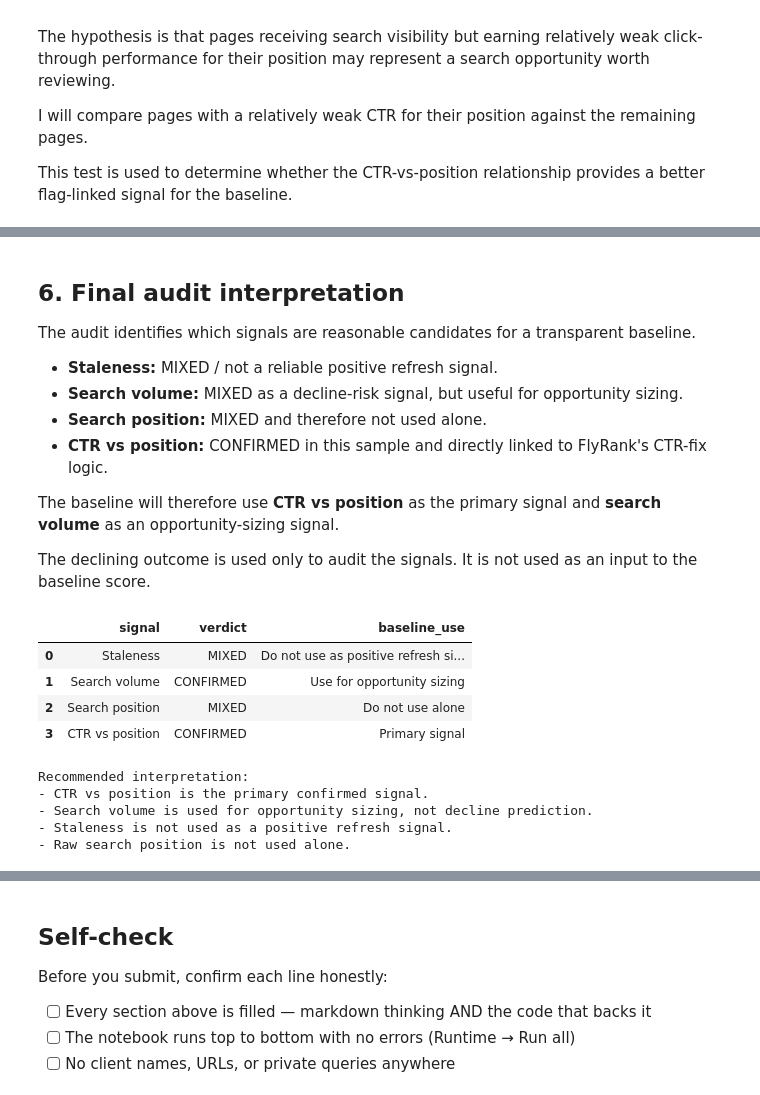
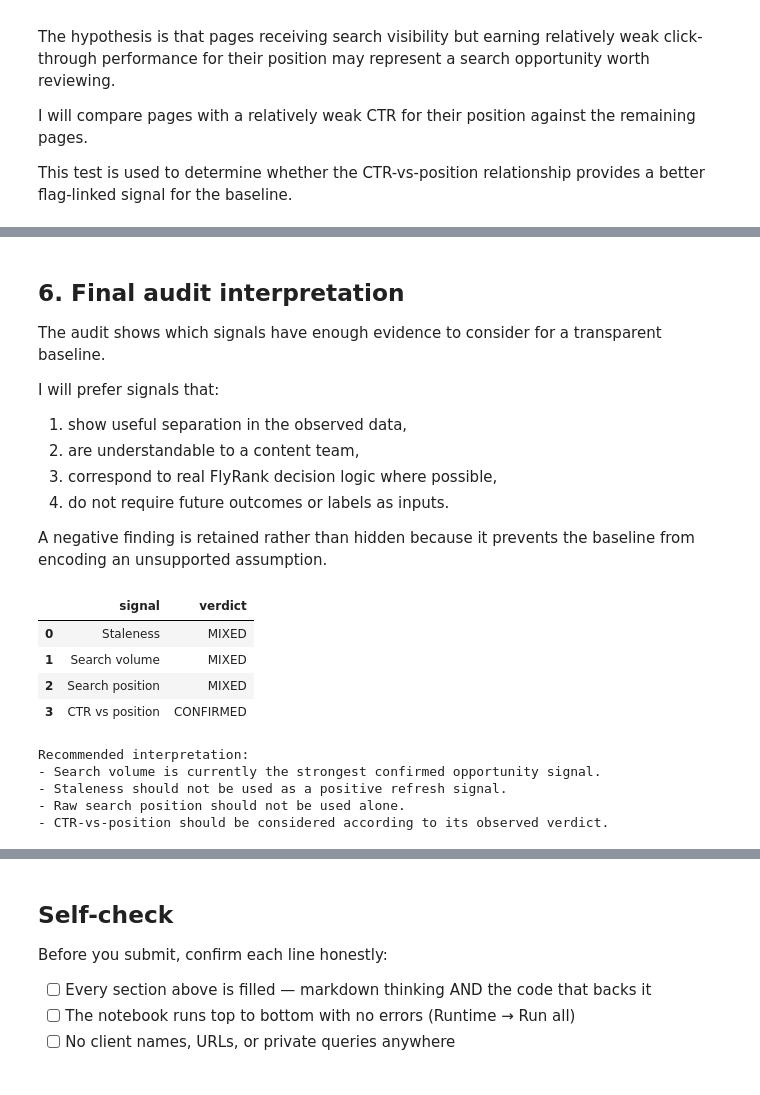
Before and after one commit to 13aakash/flyrank-ml-internship, a Jupyter notebook: work/notebooks/w04_signal_audit.ipynb, the cells around one changed output, grey strips where cells are left out. Drawn from its saved outputs; the diff is of its cells as text; code cells hidden in the pictures.

```diff
--- a/work/notebooks/w04_signal_audit.ipynb
+++ b/work/notebooks/w04_signal_audit.ipynb
@@ -20,6 +20,7 @@ The three signals I will investigate are:
 I will use the distributions to understand scale, missingness, and useful bucket boundaries before interpreting signal behaviour.
 # %%
 import os
+import sys
 import subprocess
 import pandas as pd
 import numpy as np
@@ -27,36 +28,27 @@ import numpy as np
 REPO_URL = "https://github.com/13aakash/flyrank-ml-internship.git"
 REPO_DIR = "flyrank-ml-internship"
 
+# Clone the repo if it is not already present.
 if not os.path.exists(REPO_DIR):
     subprocess.run(
         ["git", "clone", REPO_URL, REPO_DIR],
         check=True
     )
 
+# Move into the repository.
 os.chdir(REPO_DIR)
 
-DATA_PATH = "data/raw/content_refresh_anonymized.csv"
-
-if not os.path.exists(DATA_PATH):
-    raise FileNotFoundError(
-        f"Could not find {DATA_PATH}."
-    )
-
-df = pd.read_csv(DATA_PATH)
+# Load the Week 3 anonymized dataset.
+df = pd.read_csv("data/raw/content_refresh_anonymized.csv")
 
 numeric_cols = [
     "days_since_last_update",
     "impressions_90d",
     "avg_position",
-    "ctr",
 ]
 
 for col in numeric_cols:
     df[col] = pd.to_numeric(df[col], errors="coerce")
-
-# In the FlyRank data, avg_position = 0 means no position data.
-# Treat it as missing for position-based analysis.
-df.loc[df["avg_position"] == 0, "avg_position"] = np.nan
 
 print(f"Rows: {len(df):,}")
 
@@ -571,53 +497,55 @@ CTR-vs-position FLAG-LINKED VERDICT: CONFIRMED
 # %% [markdown]
 ## 6. Final audit interpretation
 
-The audit identifies which signals are reasonable candidates for a transparent baseline.
+The audit shows which signals have enough evidence to consider for a transparent baseline.
 
-- **Staleness:** MIXED / not a reliable positive refresh signal.
-- **Search volume:** MIXED as a decline-risk signal, but useful for opportunity sizing.
-- **Search position:** MIXED and therefore not used alone.
-- **CTR vs position:** CONFIRMED in this sample and directly linked to FlyRank's CTR-fix logic.
+I will prefer signals that:
 
-The baseline will therefore use **CTR vs position** as the primary signal and **search volume** as an opportunity-sizing signal.
+1. show useful separation in the observed data,
+2. are understandable to a content team,
+3. correspond to real FlyRank decision logic where possible,
+4. do not require future outcomes or labels as inputs.
 
-The declining outcome is used only to audit the signals. It is not used as an input to the baseline score.
+A negative finding is retained rather than hidden because it prevents the baseline from encoding an unsupported assumption.
 # %%
 final_signal_summary = pd.DataFrame({
     "signal": [
         "Staleness",
         "Search volume",
         "Search position",
         "CTR vs position",
     ],
     "verdict": [
         staleness_verdict,
         volume_verdict,
         position_verdict,
         ctr_position_verdict,
-    ],
-    "baseline_use": [
-        "Do not use as positive refresh signal",
-        "Use for opportunity sizing",
-        "Do not use alone",
-        "Primary signal",
     ]
 })
 
 display(final_signal_summary)
 
 print("\nRecommended interpretation:")
-print("- CTR vs position is the primary confirmed signal.")
-print("- Search volume is used for opportunity sizing, not decline prediction.")
-print("- Staleness is not used as a positive refresh signal.")
-print("- Raw search position is not used alone.")
+print(
+    "- Search volume is currently the strongest confirmed opportunity signal."
+)
+print(
+    "- Staleness should not be used as a positive refresh signal."
+)
+print(
+    "- Raw search position should not be used alone."
+)
+print(
+    "- CTR-vs-position should be considered according to its observed verdict."
+)
 # %% [output]
-|  | signal | verdict | baseline_use |
-| 0 | Staleness | MIXED | Do not use as positive refresh si... |
-| 1 | Search volume | CONFIRMED | Use for opportunity sizing |
-| 2 | Search position | MIXED | Do not use alone |
-| 3 | CTR vs position | CONFIRMED | Primary signal |
+|  | signal | verdict |
+| 0 | Staleness | MIXED |
+| 1 | Search volume | MIXED |
+| 2 | Search position | MIXED |
+| 3 | CTR vs position | CONFIRMED |
 Recommended interpretation:
-- CTR vs position is the primary confirmed signal.
-- Search volume is used for opportunity sizing, not decline prediction.
-- Staleness is not used as a positive refresh signal.
-- Raw search position is not used alone.
+- Search volume is currently the strongest confirmed opportunity signal.
+- Staleness should not be used as a positive refresh signal.
+- Raw search position should not be used alone.
+- CTR-vs-position should be considered according to its observed verdict.
```
Also changed, not shown: parts of 8 cells of this notebook.
